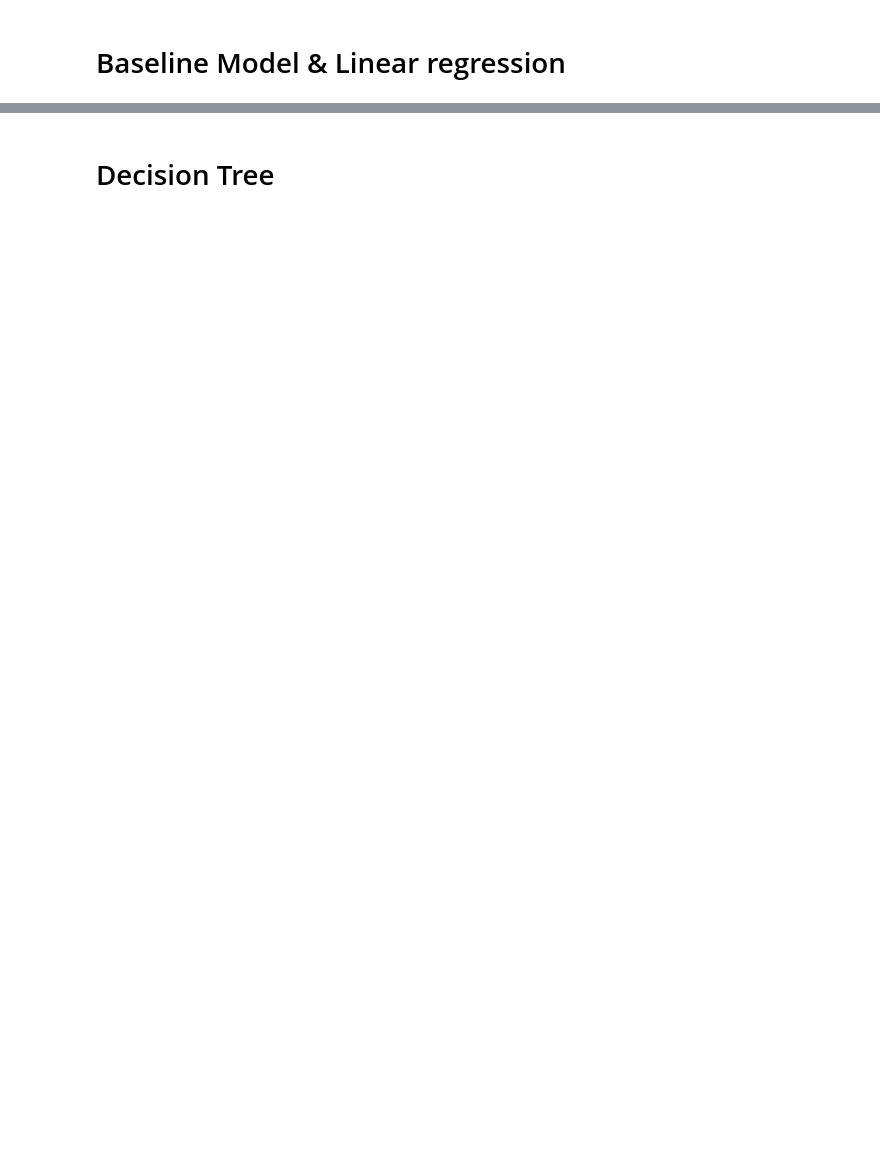
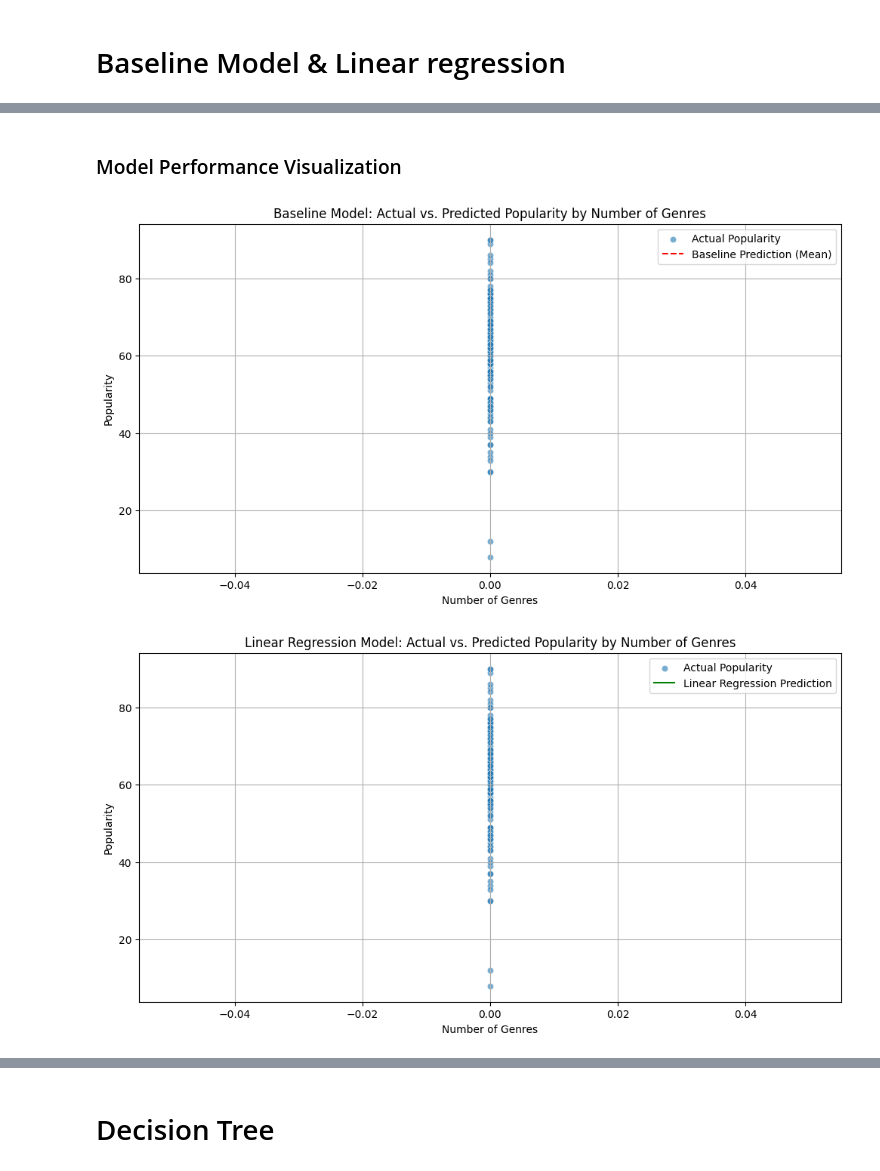
Before and after one commit to aljoharas/datascience, a Jupyter notebook: spotifyproject.ipynb, the cells around one changed output, grey strips where cells are left out. Cells and saved outputs as stored; diff of their text form; code cells hidden in the pictures; blank space fills up the shorter version.

```diff
--- a/spotifyproject.ipynb
+++ b/spotifyproject.ipynb
@@ -497,6 +627,7 @@ from sklearn.metrics import mean_absolute_error, mean_squared_error
 import ast
 import numpy as np
 
+df = df_artists.copy() # Assign df to df_artists
 
 # ---------------------------------------------------
 # 1. Clean genres column (list → actual list)
@@ -533,7 +664,8 @@ X_train, X_test, y_train, y_test = train_test_split(
 baseline_pred = [y_train.mean()] * len(y_test)
 
 baseline_mae = mean_absolute_error(y_test, baseline_pred)
-baseline_rmse = mean_squared_error(y_test, baseline_pred, squared=False)
+baseline_mse = mean_squared_error(y_test, baseline_pred)
+baseline_rmse = np.sqrt(baseline_mse)
 
 # ---------------------------------------------------
 # 6. Linear Regression model
@@ -543,7 +675,8 @@ model.fit(X_train, y_train)
 pred = model.predict(X_test)
 
 lr_mae = mean_absolute_error(y_test, pred)
-lr_rmse = mean_squared_error(y_test, pred, squared=False)
+lr_mse = mean_squared_error(y_test, pred)
+lr_rmse = np.sqrt(lr_mse)
 
 # ---------------------------------------------------
 # 7. Results
@@ -557,0 +699,38 @@ print("RMSE:", lr_rmse)
+# %% [markdown]
+### Model Performance Visualization
+# %%
+import matplotlib.pyplot as plt
+import seaborn as sns
+
+# Prepare data for plotting
+plot_df = pd.DataFrame({
+    'Actual': y_test,
+    'Baseline_Prediction': baseline_pred,
+    'Linear_Regression_Prediction': pred,
+    'num_genres': X_test['num_genres']
+})
+
+# Plotting Baseline Model vs Actuals
+plt.figure(figsize=(12, 6))
+sns.scatterplot(x='num_genres', y='Actual', data=plot_df, label='Actual Popularity', alpha=0.6)
+sns.lineplot(x='num_genres', y='Baseline_Prediction', data=plot_df, color='red', linestyle='--', label='Baseline Prediction (Mean)')
+plt.title('Baseline Model: Actual vs. Predicted Popularity by Number of Genres')
+plt.xlabel('Number of Genres')
+plt.ylabel('Popularity')
+plt.legend()
+plt.grid(True)
+plt.show()
+
+# Plotting Linear Regression Model vs Actuals
+plt.figure(figsize=(12, 6))
+sns.scatterplot(x='num_genres', y='Actual', data=plot_df, label='Actual Popularity', alpha=0.6)
+sns.lineplot(x='num_genres', y='Linear_Regression_Prediction', data=plot_df, color='green', label='Linear Regression Prediction')
+plt.title('Linear Regression Model: Actual vs. Predicted Popularity by Number of Genres')
+plt.xlabel('Number of Genres')
+plt.ylabel('Popularity')
+plt.legend()
+plt.grid(True)
+plt.show()
+# %% [output]
+[figure, added]
+[figure, added]
```
Also changed, not shown: parts of 15 cells of this notebook.
